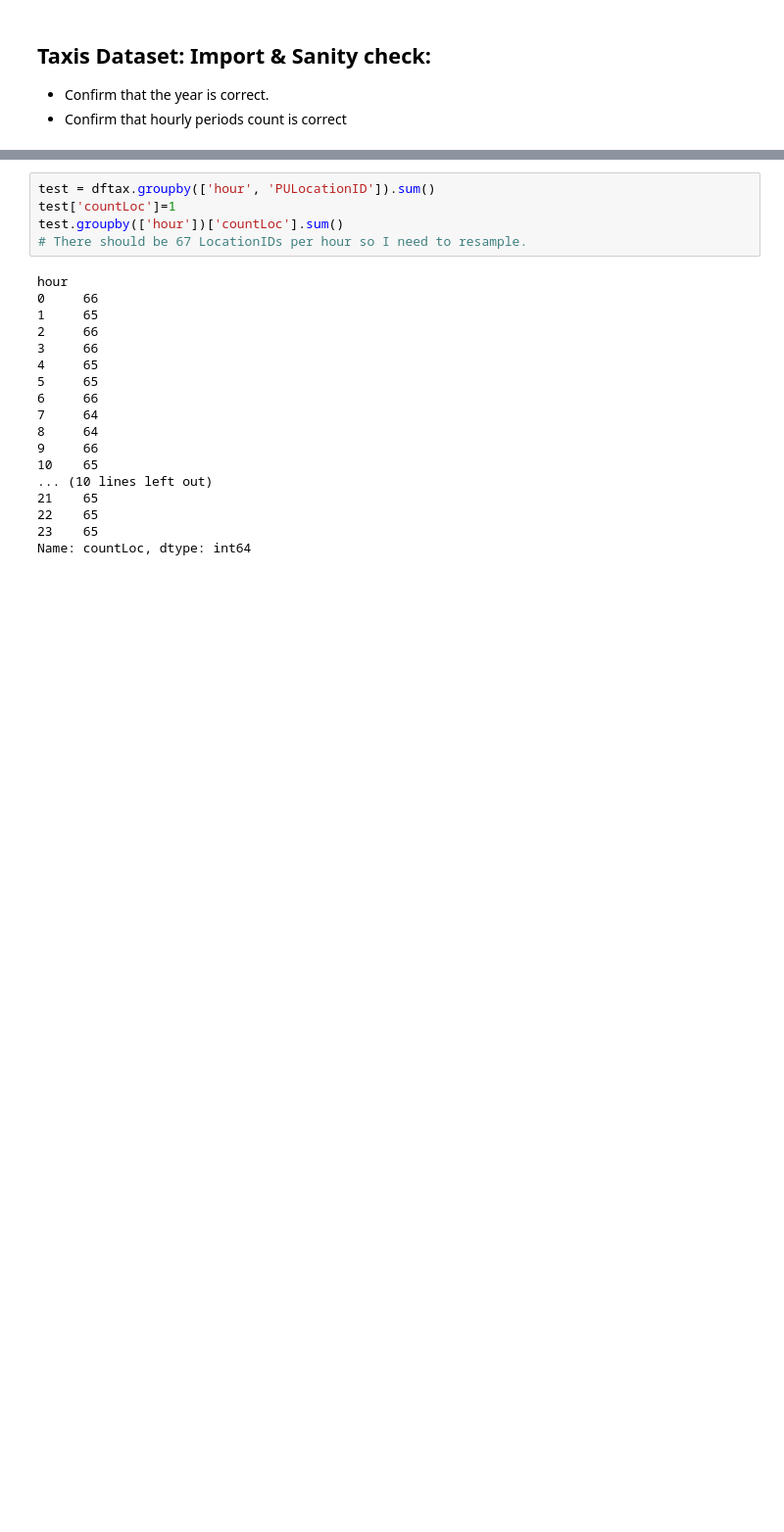
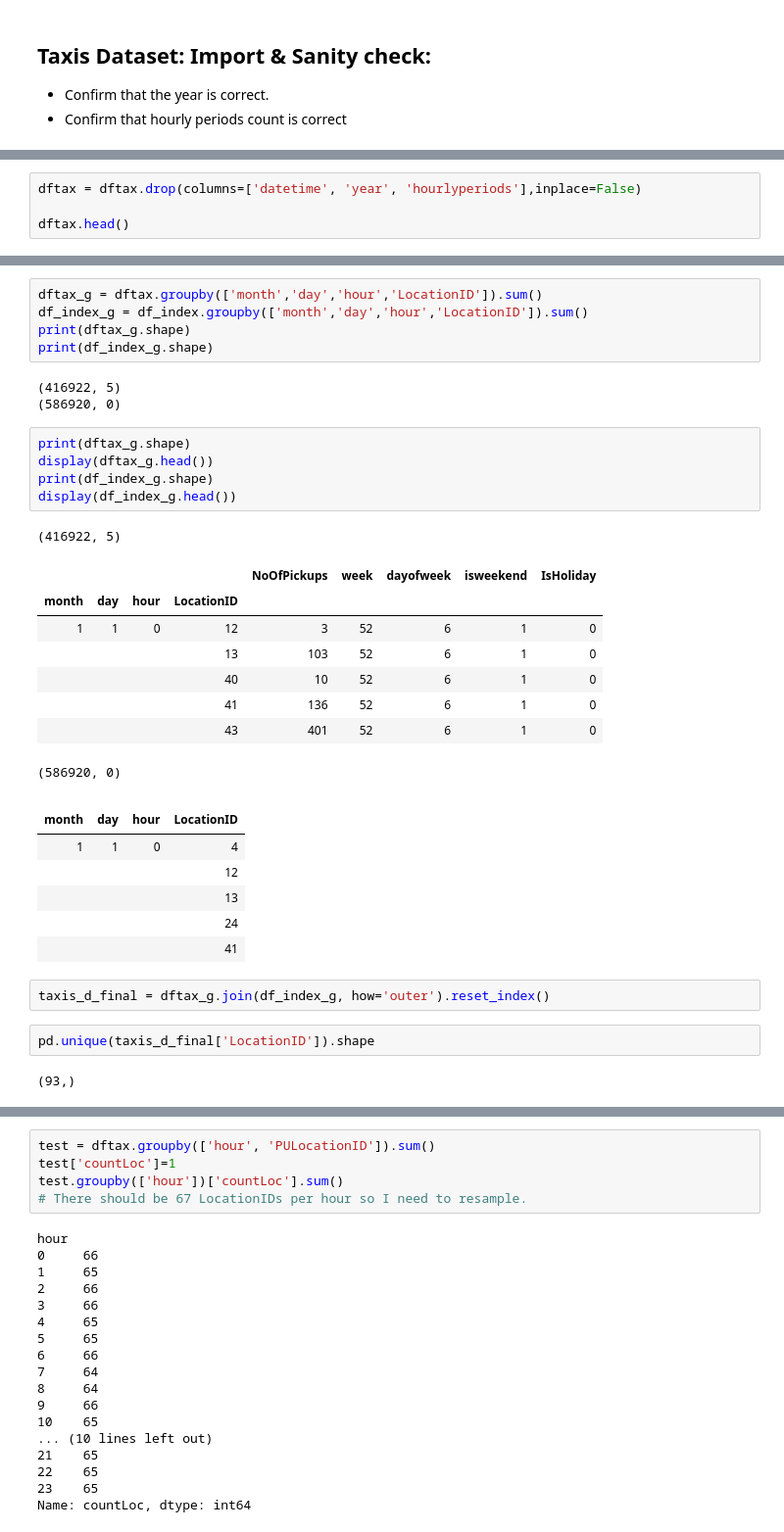
Before and after one commit to angelrps/MasterDataScience_FinalProject, a Jupyter notebook: notebooks/Data_Join_Taxis_Weather.ipynb, the cells around one changed output, grey strips where cells are left out. Shown at 98% size. Drawn from its saved outputs; the diff is of its cells as text; blank space fills up the shorter version.

```diff
--- a/notebooks/Data_Join_Taxis_Weather.ipynb
+++ b/notebooks/Data_Join_Taxis_Weather.ipynb
@@ -50,0 +101,4 @@ There should be 8760 hourly periods in a year:  8760
+# %%
+dftax = dftax.drop(columns=['datetime', 'year', 'hourlyperiods'],inplace=False)
+
+dftax.head()
@@ -50,0 +133,36 @@ There should be 8760 hourly periods in a year:  8760
+# %%
+dftax_g = dftax.groupby(['month','day','hour','LocationID']).sum()
+df_index_g = df_index.groupby(['month','day','hour','LocationID']).sum()
+print(dftax_g.shape)
+print(df_index_g.shape)
+# %% [output]
+(416922, 5)
+(586920, 0)
+# %%
+print(dftax_g.shape)
+display(dftax_g.head())
+print(df_index_g.shape)
+display(df_index_g.head())
+# %% [output]
+(416922, 5)
+|  |  |  |  | NoOfPickups | week | dayofweek | isweekend | IsHoliday |
+| month | day | hour | LocationID |  |  |  |  |  |
+| 1 | 1 | 0 | 12 | 3 | 52 | 6 | 1 | 0 |
+|  |  |  | 13 | 103 | 52 | 6 | 1 | 0 |
+|  |  |  | 40 | 10 | 52 | 6 | 1 | 0 |
+|  |  |  | 41 | 136 | 52 | 6 | 1 | 0 |
+|  |  |  | 43 | 401 | 52 | 6 | 1 | 0 |
+(586920, 0)
+|  |  |  |  |
+| month | day | hour | LocationID |
+| 1 | 1 | 0 | 4 |
+|  |  |  | 12 |
+|  |  |  | 13 |
+|  |  |  | 24 |
+|  |  |  | 41 |
+# %%
+taxis_d_final = dftax_g.join(df_index_g, how='outer').reset_index()
+# %%
+pd.unique(taxis_d_final['LocationID']).shape
+# %% [output]
+(93,)
```
Also changed, not shown: parts of 18 cells of this notebook.
